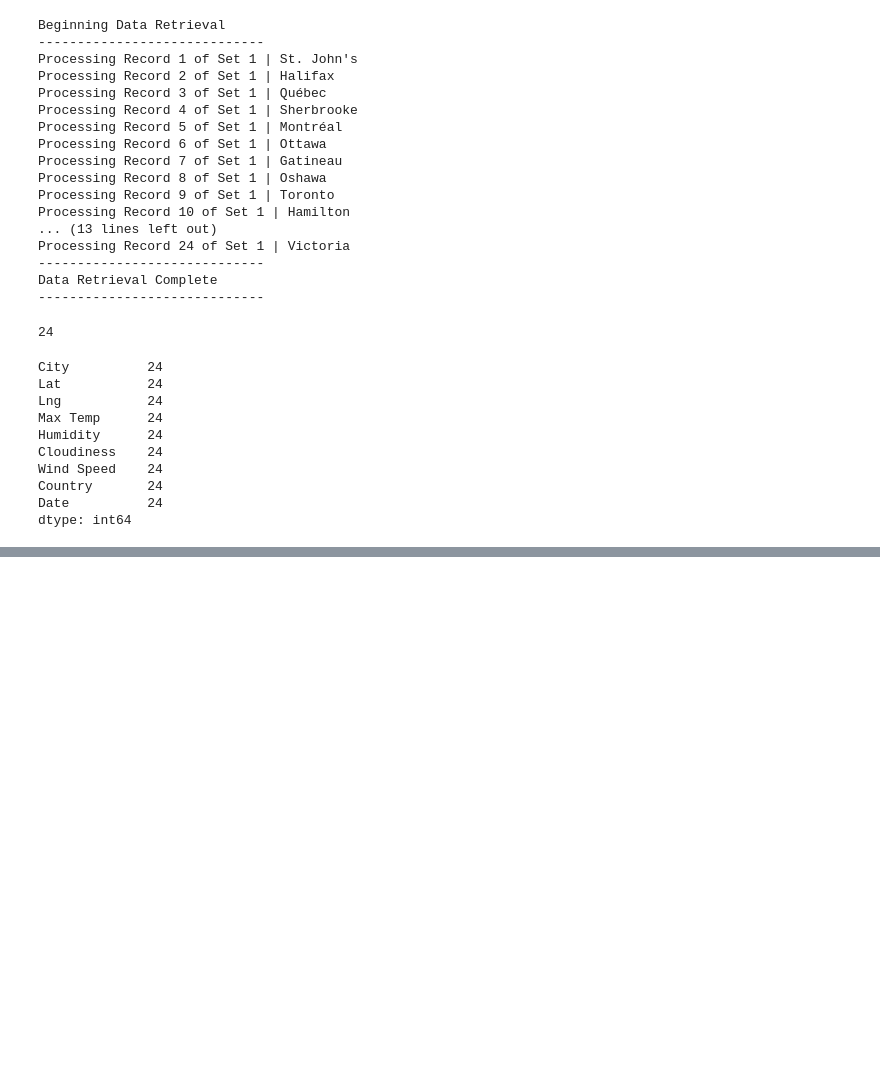
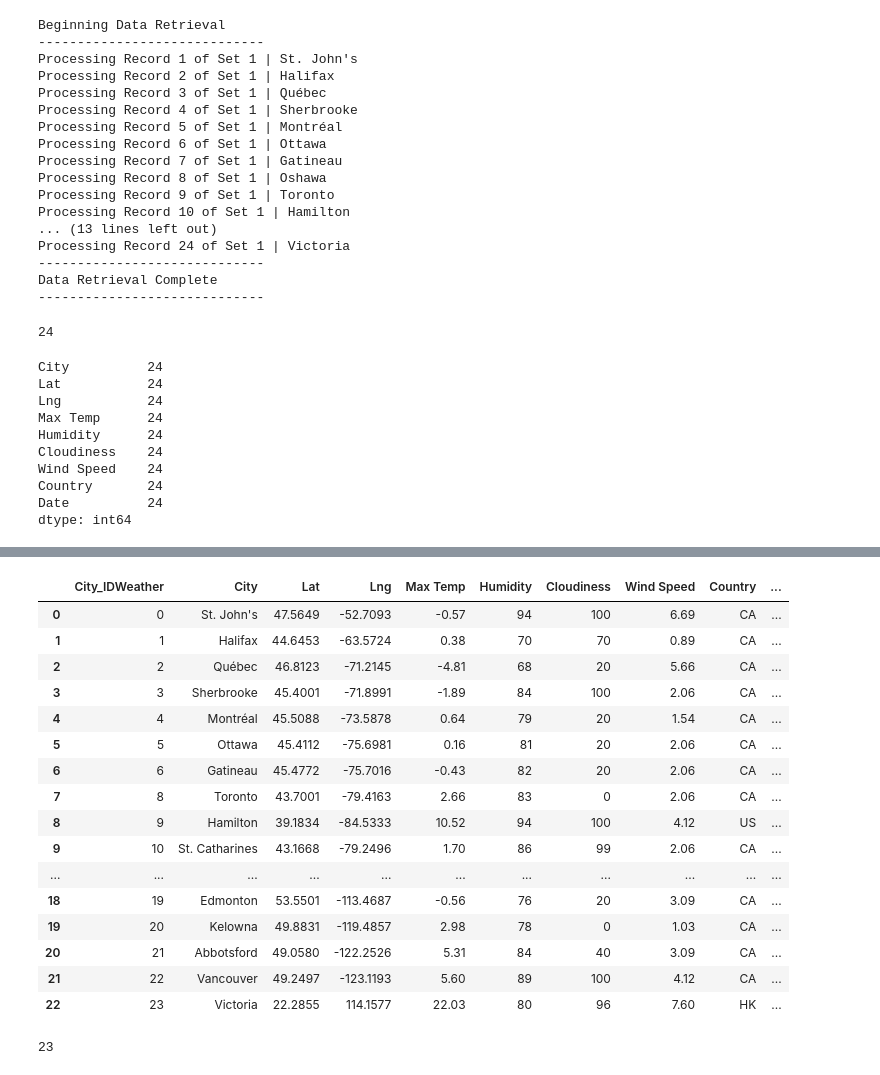
Before and after one commit to detmanski/Overview_Canada_Analysis, a Jupyter notebook: city_weather.ipynb, the cells around one changed output, grey strips where cells are left out. Drawn from its saved outputs; the diff is of its cells as text; code cells hidden in the pictures; blank space fills up the shorter version.

Commit message:
weather and crime dataframes completed

```diff
--- a/city_weather.ipynb
+++ b/city_weather.ipynb
@@ -154,0 +174,5 @@ city_data_df.to_csv("output_data/cities_weather.csv", index_label="City_IDweathe
+# %%
+cities_lookup_df = pd.read_csv('Resources/cities_lookup.csv')
+#, encoding='ISO-8859-1'
+
+cities_lookup_df
@@ -154,0 +197,4 @@ city_data_df.to_csv("output_data/cities_weather.csv", index_label="City_IDweathe
+# %%
+columns_to_keep = ['City_IDWeather', 'GEO', 'City_ID2']
+reduced_lookup_df = cities_lookup_df[columns_to_keep]
+reduced_lookup_df
@@ -154,0 +219,3 @@ city_data_df.to_csv("output_data/cities_weather.csv", index_label="City_IDweathe
+# %%
+cities_lookup_df1 = reduced_lookup_df.dropna()
+cities_lookup_df1
@@ -154,0 +240,3 @@ city_data_df.to_csv("output_data/cities_weather.csv", index_label="City_IDweathe
+# %%
+cities_lookup_df2 = cities_lookup_df1.astype({'City_ID2':'int', 'City_IDWeather':'int'})
+cities_lookup_df2
@@ -154,0 +261,25 @@ city_data_df.to_csv("output_data/cities_weather.csv", index_label="City_IDweathe
+# %%
+merged_df = city_data_df.merge(cities_lookup_df2, on='City_IDWeather', how='inner')
+merged_df
+# %% [output]
+|  | City_IDWeather | City | Lat | Lng | Max Temp | Humidity | Cloudiness | Wind Speed | Country | ... |
+| 0 | 0 | St. John's | 47.5649 | -52.7093 | -0.57 | 94 | 100 | 6.69 | CA | ... |
+| 1 | 1 | Halifax | 44.6453 | -63.5724 | 0.38 | 70 | 70 | 0.89 | CA | ... |
+| 2 | 2 | Québec | 46.8123 | -71.2145 | -4.81 | 68 | 20 | 5.66 | CA | ... |
+| 3 | 3 | Sherbrooke | 45.4001 | -71.8991 | -1.89 | 84 | 100 | 2.06 | CA | ... |
+| 4 | 4 | Montréal | 45.5088 | -73.5878 | 0.64 | 79 | 20 | 1.54 | CA | ... |
+| 5 | 5 | Ottawa | 45.4112 | -75.6981 | 0.16 | 81 | 20 | 2.06 | CA | ... |
+| 6 | 6 | Gatineau | 45.4772 | -75.7016 | -0.43 | 82 | 20 | 2.06 | CA | ... |
+| 7 | 8 | Toronto | 43.7001 | -79.4163 | 2.66 | 83 | 0 | 2.06 | CA | ... |
+| 8 | 9 | Hamilton | 39.1834 | -84.5333 | 10.52 | 94 | 100 | 4.12 | US | ... |
+| 9 | 10 | St. Catharines | 43.1668 | -79.2496 | 1.70 | 86 | 99 | 2.06 | CA | ... |
+| ... | ... | ... | ... | ... | ... | ... | ... | ... | ... | ... |
+| 18 | 19 | Edmonton | 53.5501 | -113.4687 | -0.56 | 76 | 20 | 3.09 | CA | ... |
+| 19 | 20 | Kelowna | 49.8831 | -119.4857 | 2.98 | 78 | 0 | 1.03 | CA | ... |
+| 20 | 21 | Abbotsford | 49.0580 | -122.2526 | 5.31 | 84 | 40 | 3.09 | CA | ... |
+| 21 | 22 | Vancouver | 49.2497 | -123.1193 | 5.60 | 89 | 100 | 4.12 | CA | ... |
+| 22 | 23 | Victoria | 22.2855 | 114.1577 | 22.03 | 80 | 96 | 7.60 | HK | ... |
+# %%
+len(merged_df)
+# %% [output]
+23
```
Also changed, not shown: parts of 8 cells of this notebook, 1 other file.
